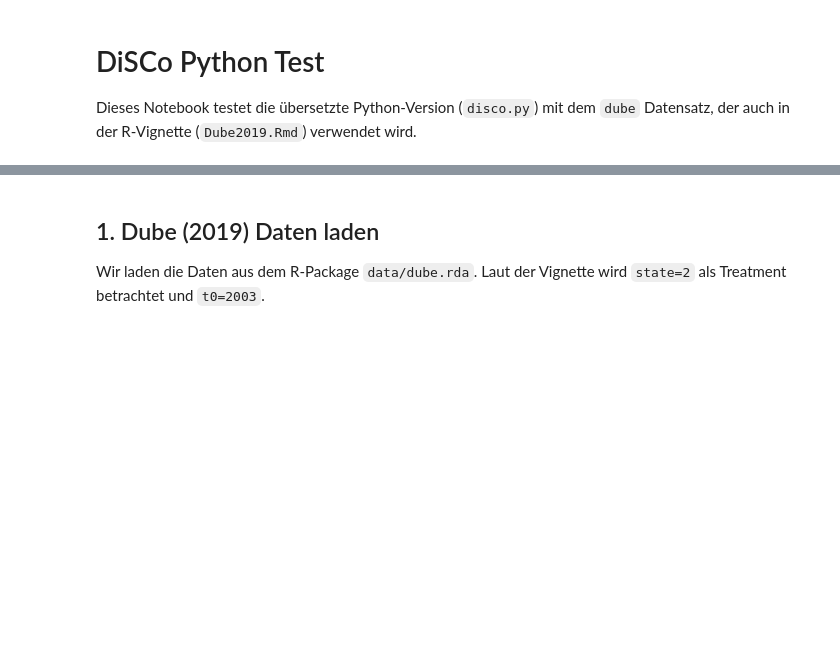
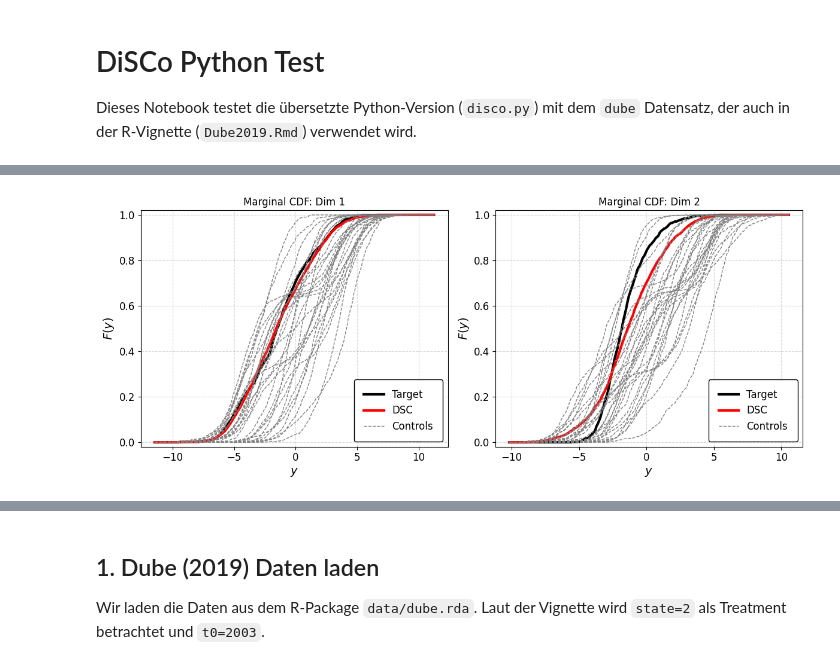
Before and after one commit to alexanderhxs/DiSCos, a Jupyter notebook: python/test_disco.ipynb, the cells around one changed output, grey strips where cells are left out. Cells and saved outputs as stored; diff of their text form; code cells hidden in the pictures; blank space fills up the shorter version.

```diff
--- a/python/test_disco.ipynb
+++ b/python/test_disco.ipynb
@@ -22,0 +292,4 @@ from python.evaluation.metrics import calculate_pretreatment_fit
+# %%
+plot_fit_cdf(result_separate, show_controls=True)
+# %% [output]
+[figure, added]
```
Also changed, not shown: parts of 22 cells of this notebook, 8 other files.
